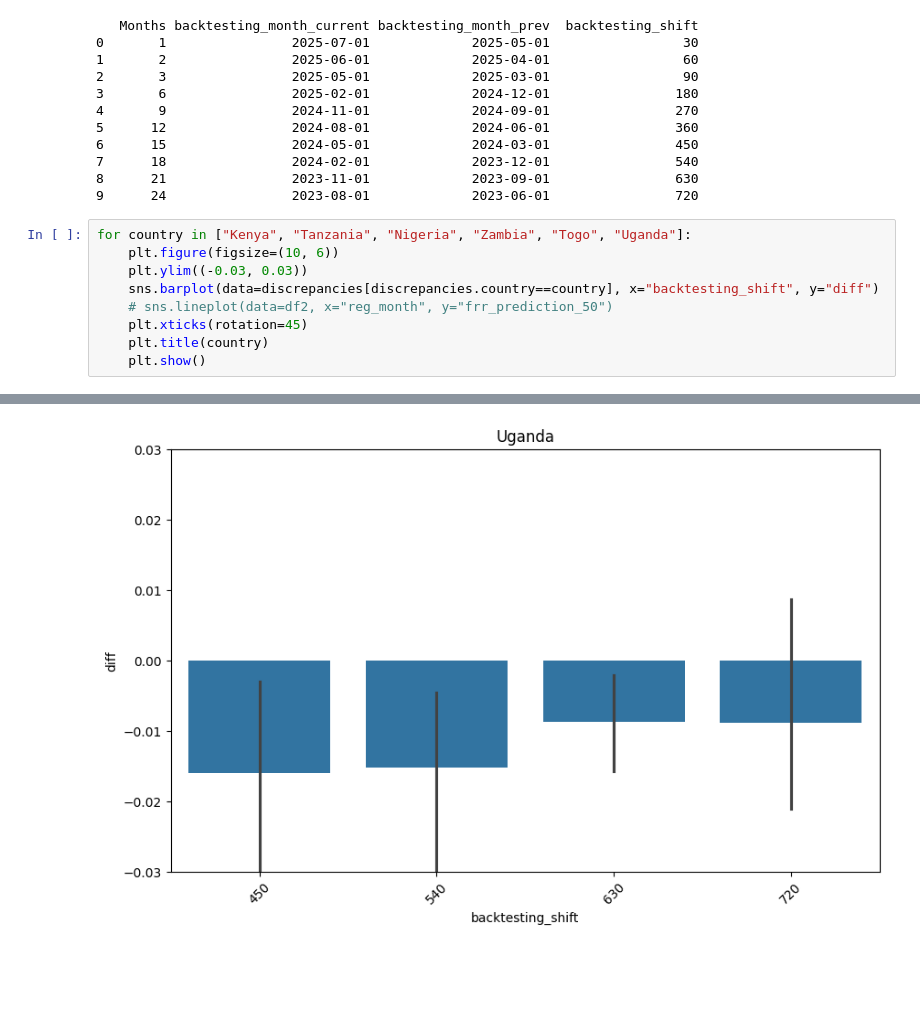
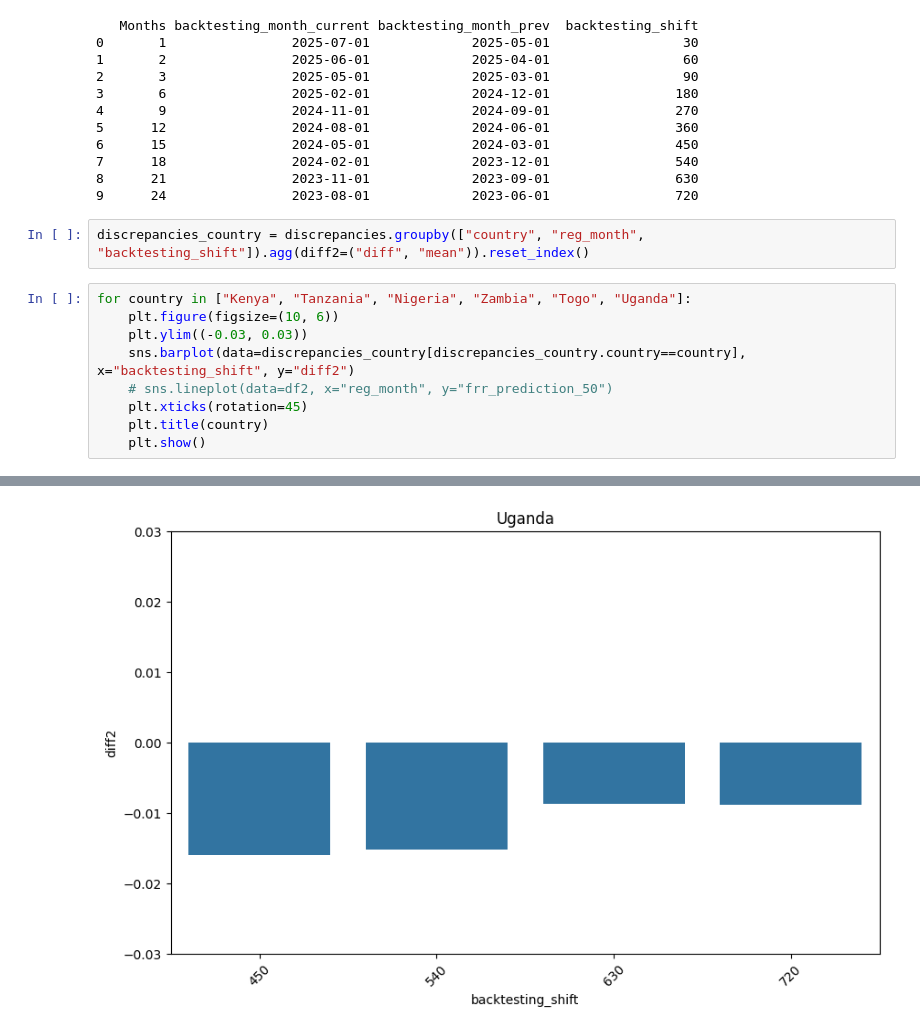
Before and after one commit to elijahkoech/cbr360, a Jupyter notebook: notebooks/in_production.ipynb, the cells around one changed output, grey strips where cells are left out. Cells and saved outputs as stored; diff of their text form; blank space fills up the shorter version.

```diff
--- a/notebooks/in_production.ipynb
+++ b/notebooks/in_production.ipynb
@@ -87,11 +87,13 @@ discrepancies = discrepancies[discrepancies.backtesting_shift.isin([450, 540, 63
 7      18                2024-02-01             2023-12-01                540
 8      21                2023-11-01             2023-09-01                630
 9      24                2023-08-01             2023-06-01                720
+# %%
+discrepancies_country = discrepancies.groupby(["country", "reg_month", "backtesting_shift"]).agg(diff2=("diff", "mean")).reset_index()
 # %%
 for country in ["Kenya", "Tanzania", "Nigeria", "Zambia", "Togo", "Uganda"]:
     plt.figure(figsize=(10, 6))
     plt.ylim((-0.03, 0.03))
-    sns.barplot(data=discrepancies[discrepancies.country==country], x="backtesting_shift", y="diff")
+    sns.barplot(data=discrepancies_country[discrepancies_country.country==country], x="backtesting_shift", y="diff2")
     # sns.lineplot(data=df2, x="reg_month", y="frr_prediction_50")
     plt.xticks(rotation=45)
     plt.title(country)
@@ -105 +107 @@ for country in ["Kenya", "Tanzania", "Nigeria", "Zambia", "Togo", "Uganda"]:
-[figure, old version]
+[figure, new version]
```
Also changed, not shown: parts of 3 cells of this notebook, 2 other files.
